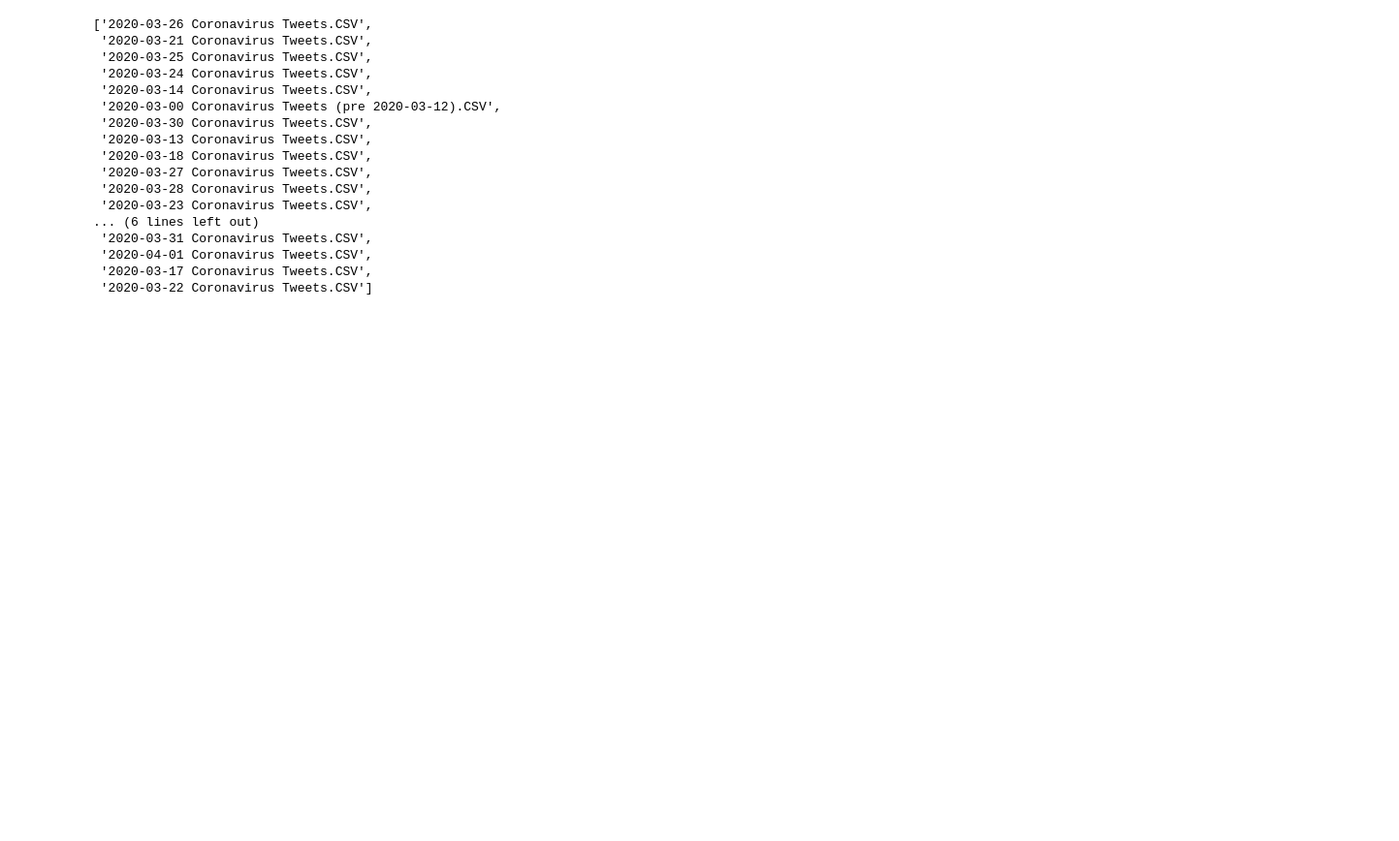
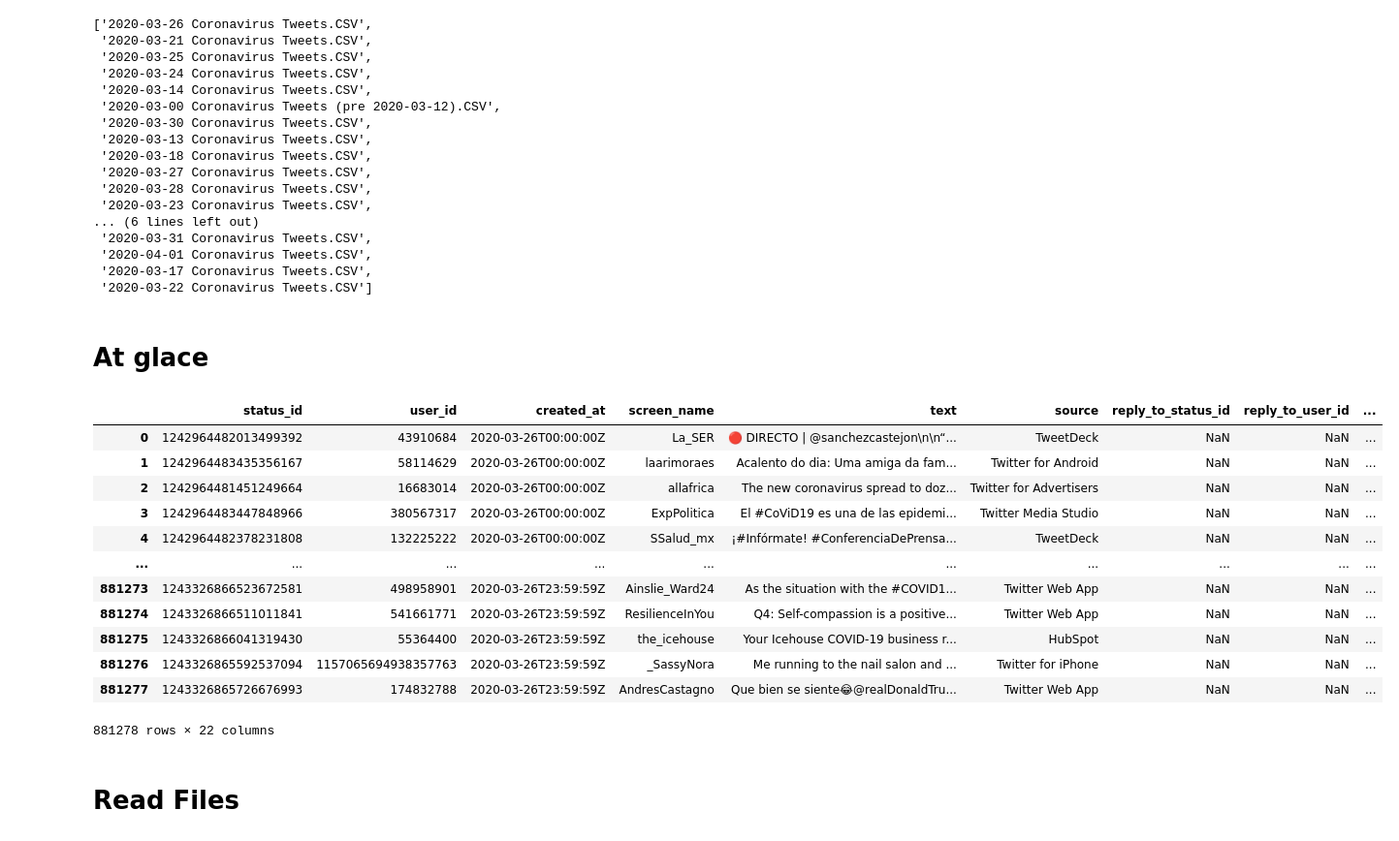
Before and after one commit to gachet/covid19-1, a Jupyter notebook: eda/eda.ipynb, the cells around one changed output. Shown at 97% size. Drawn from its saved outputs; the diff is of its cells as text; code cells hidden in the pictures; blank space fills up the shorter version.

```diff
--- a/eda/eda.ipynb
+++ b/eda/eda.ipynb
@@ -32,4 +39,26 @@ csv_files
  '2020-04-01 Coronavirus Tweets.CSV',
  '2020-03-17 Coronavirus Tweets.CSV',
  '2020-03-22 Coronavirus Tweets.CSV']
+# %%
+df_at_glace = pd.read_csv(raw_data_path + '/' + '2020-03-26 Coronavirus Tweets.CSV', encoding='utf-8')
+# %% [markdown]
+# At glace
+# %%
+df_at_glace
+# %% [output]
+|  | status_id | user_id | created_at | screen_name | text | source | reply_to_status_id | reply_to_user_id | ... |
+| 0 | 1242964482013499392 | 43910684 | 2020-03-26T00:00:00Z | La_SER | 🔴 DIRECTO | @sanchezcastejon\n\n“... | TweetDeck | NaN | NaN | ... |
+| 1 | 1242964483435356167 | 58114629 | 2020-03-26T00:00:00Z | laarimoraes | Acalento do dia: Uma amiga da fam... | Twitter for Android | NaN | NaN | ... |
+| 2 | 1242964481451249664 | 16683014 | 2020-03-26T00:00:00Z | allafrica | The new coronavirus spread to doz... | Twitter for Advertisers | NaN | NaN | ... |
+| 3 | 1242964483447848966 | 380567317 | 2020-03-26T00:00:00Z | ExpPolitica | El #CoViD19 es una de las epidemi... | Twitter Media Studio | NaN | NaN | ... |
+| 4 | 1242964482378231808 | 132225222 | 2020-03-26T00:00:00Z | SSalud_mx | ¡#Infórmate! #ConferenciaDePrensa... | TweetDeck | NaN | NaN | ... |
+| ... | ... | ... | ... | ... | ... | ... | ... | ... | ... |
+| 881273 | 1243326866523672581 | 498958901 | 2020-03-26T23:59:59Z | Ainslie_Ward24 | As the situation with the #COVID1... | Twitter Web App | NaN | NaN | ... |
+| 881274 | 1243326866511011841 | 541661771 | 2020-03-26T23:59:59Z | ResilienceInYou | Q4: Self-compassion is a positive... | Twitter Web App | NaN | NaN | ... |
+| 881275 | 1243326866041319430 | 55364400 | 2020-03-26T23:59:59Z | the_icehouse | Your Icehouse COVID-19 business r... | HubSpot | NaN | NaN | ... |
+| 881276 | 1243326865592537094 | 1157065694938357763 | 2020-03-26T23:59:59Z | _SassyNora | Me running to the nail salon and ... | Twitter for iPhone | NaN | NaN | ... |
+| 881277 | 1243326865726676993 | 174832788 | 2020-03-26T23:59:59Z | AndresCastagno | Que bien se siente😂@realDonaldTru... | Twitter Web App | NaN | NaN | ... |
+881278 rows × 22 columns
+# %% [markdown]
+# Read Files
 # %%
```
Also changed, not shown: parts of 34 cells of this notebook, 1 other file.
